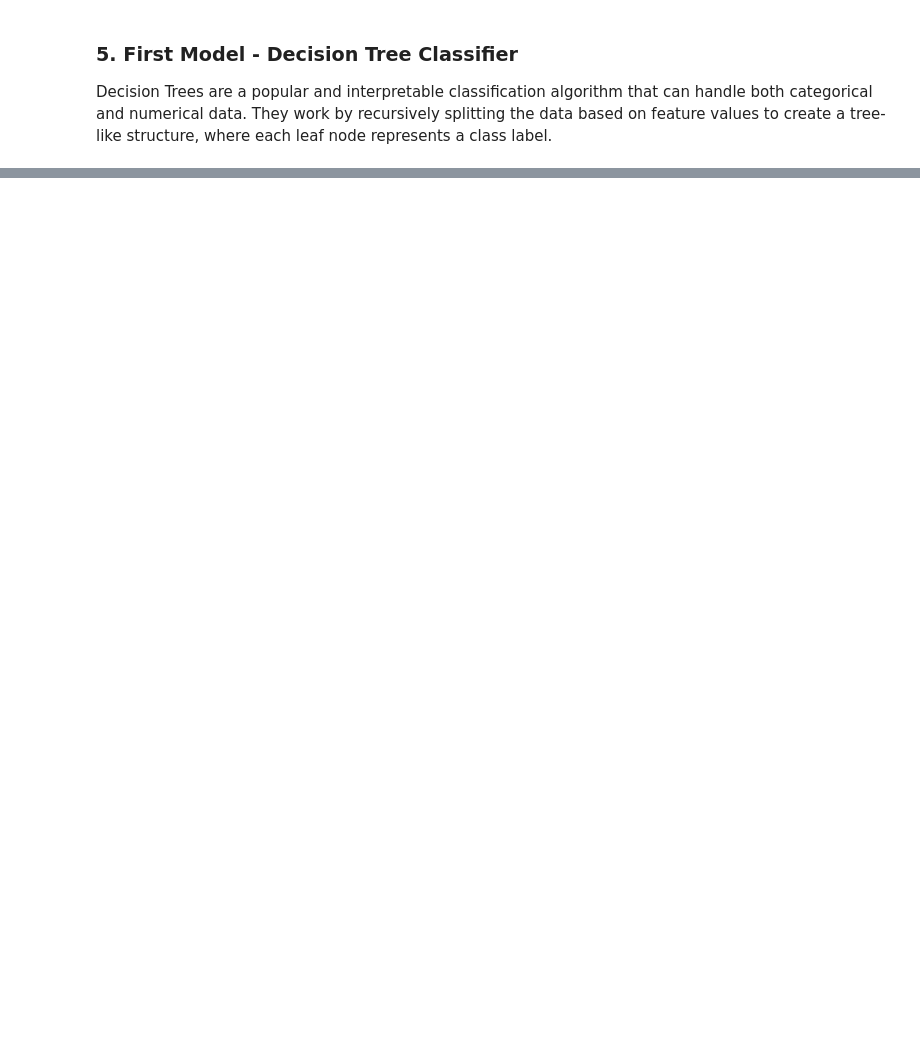
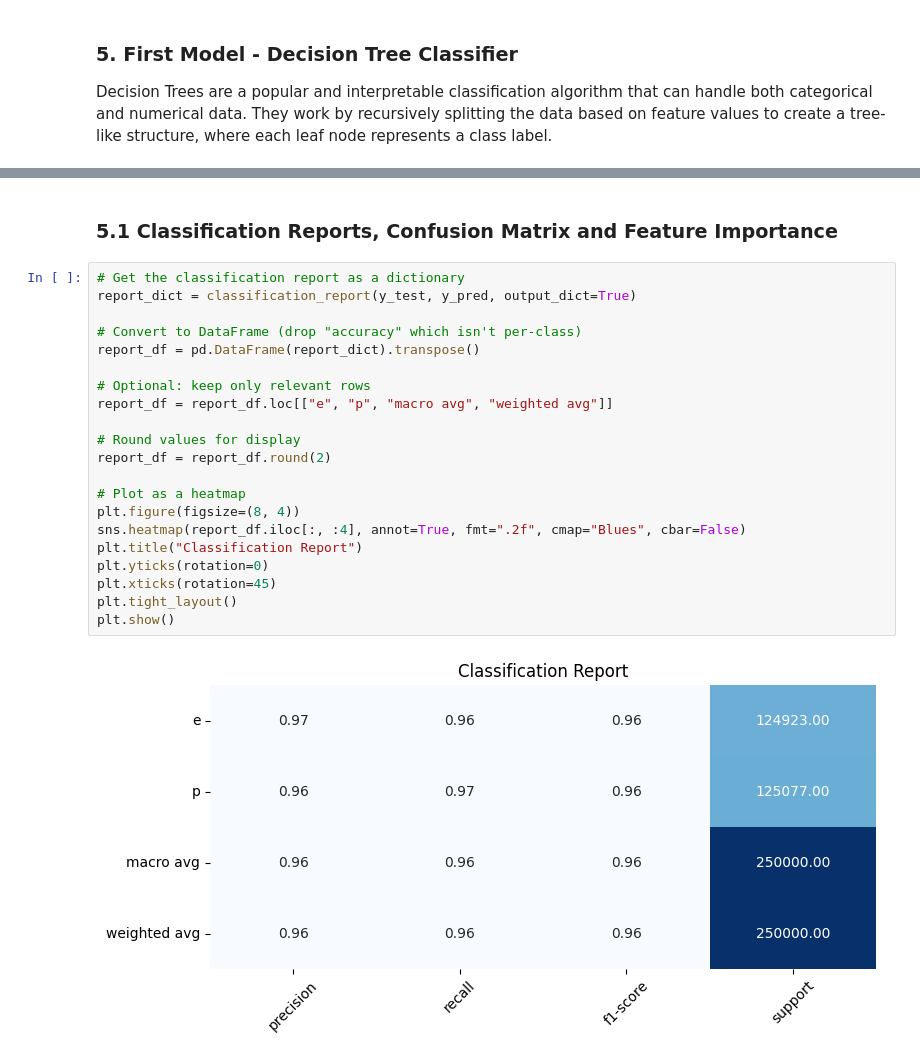
Before and after one commit to rodeso/iart.mushroom, a Jupyter notebook: supervised-learning.ipynb, the cells around one changed output, grey strips where cells are left out. Saved outputs shown, nothing was run; the diff lists cells and outputs as text; blank space fills up the shorter version.

```diff
--- a/supervised-learning.ipynb
+++ b/supervised-learning.ipynb
@@ -31,0 +87,25 @@ Decision Trees are a popular and interpretable classification algorithm that can
+# %% [markdown]
+### 5.1 Classification Reports, Confusion Matrix and Feature Importance
+# %%
+# Get the classification report as a dictionary
+report_dict = classification_report(y_test, y_pred, output_dict=True)
+
+# Convert to DataFrame (drop "accuracy" which isn't per-class)
+report_df = pd.DataFrame(report_dict).transpose()
+
+# Optional: keep only relevant rows
+report_df = report_df.loc[["e", "p", "macro avg", "weighted avg"]]
+
+# Round values for display
+report_df = report_df.round(2)
+
+# Plot as a heatmap
+plt.figure(figsize=(8, 4))
+sns.heatmap(report_df.iloc[:, :4], annot=True, fmt=".2f", cmap="Blues", cbar=False)
+plt.title("Classification Report")
+plt.yticks(rotation=0)
+plt.xticks(rotation=45)
+plt.tight_layout()
+plt.show()
+# %% [output]
+[figure, added]
```
Also changed, not shown: parts of 5 cells of this notebook.
